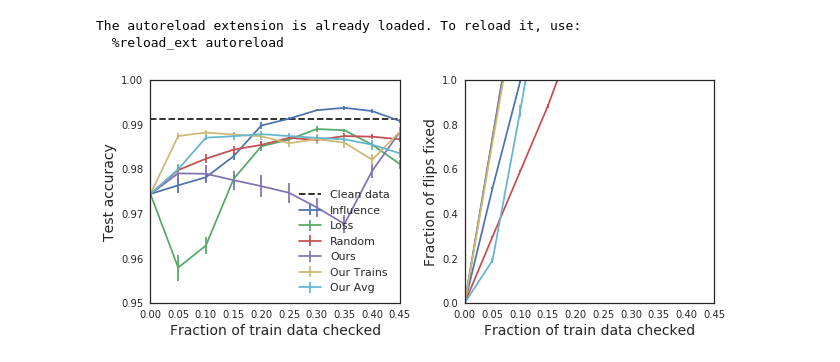
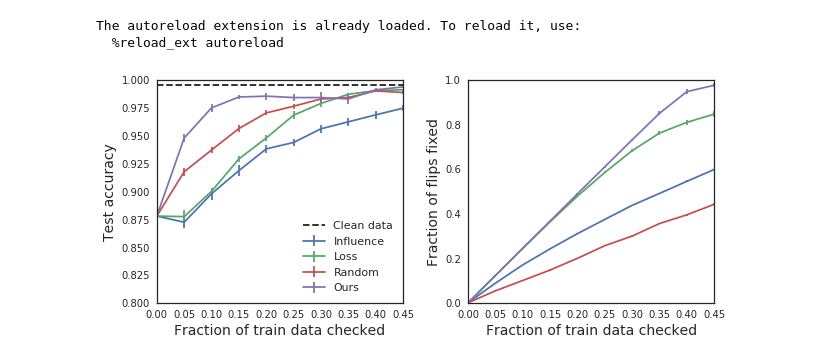
Before and after one commit to wnstlr/influence-release, a Jupyter notebook: scripts/input_checking_ours.ipynb, the cells around one changed output. Cells and saved outputs as stored; diff of their text form; code cells hidden in the pictures.

Commit message:
input checking experiments worked. now try influence on AWA.

```diff
--- a/scripts/input_checking_ours.ipynb
+++ b/scripts/input_checking_ours.ipynb
@@ -20,7 +20,7 @@ np.random.seed(42)
 The autoreload extension is already loaded. To reload it, use:
   %reload_ext autoreload
 # %%
-f = np.load('output/mnist_1vs7_inputcheck_results.npz')
+f = np.load('output/mnist_1vs7_inputcheck_abs_results.npz')
 orig_results = f['orig_results']
 flipped_results = f['flipped_results']
 fixed_influence_loo_results = f['fixed_influence_loo_results']
@@ -48,41 +48,42 @@ for ax, metric_idx in zip(axs, [2, 0]):
         (fixed_influence_loo_results, 'Influence'),
         (fixed_loss_results, 'Loss'),
         (fixed_random_results, 'Random'),
-        (fixed_ours_results, 'Ours'),
-        (fixed_ours_train_results, 'Our Trains'),
-        (fixed_ours_avg_results, 'Our Avg')]:
+        (fixed_ours_results, 'Ours')]:
+        #(fixed_ours_train_results, 'Our Trains'),
+        #(fixed_ours_avg_results, 'Our Avg')]:
 
         mean = np.mean(results, axis=1)[:, metric_idx]
         error = np.std(results, axis=1)[:, metric_idx] / np.sqrt(results.shape[1])
         mean = np.insert(mean, 0, flip_mean[metric_idx])
         error = np.insert(error, 0, flip_error[metric_idx])
 
         if metric_idx == 0:
             # proportion of fixed
             mean /= num_flips
             error /= num_flips
 
         ax.errorbar(x, mean, error, label=label)
         ax.set_xlim((0, 0.45))
         ax.set_xticks(x)
         ax.set_xlabel('Fraction of train data checked', fontsize=fontsize)
 
     if metric_idx > 0:
         ax.plot(
             x,
             [orig_results[metric_idx - 1]] * len(x),
             '--',
             color='k',
             label='Clean data')
         ax.legend(loc='best', fontsize=fontsize-3)
-        ax.set_ylim((0.95, 1))
+        ax.set_ylim((0.80, 1))
         ax.set_ylabel('Test accuracy', fontsize=fontsize)
     else:
         ax.set_ylim((0, 1))
         ax.set_ylabel('Fraction of flips fixed', fontsize=fontsize)
 plt.tight_layout()
+plt.savefig('labelfix.png', dpi=300)
 # %% [output]
-[figure, old version]
+[figure, new version]
 # %%
 flip_mean = np.mean(flipped_results, axis=1)
 flip_error = np.std(flipped_results, axis=1) / np.sqrt(flipped_results.shape[1])
```
Also changed, not shown: 2 other files.
